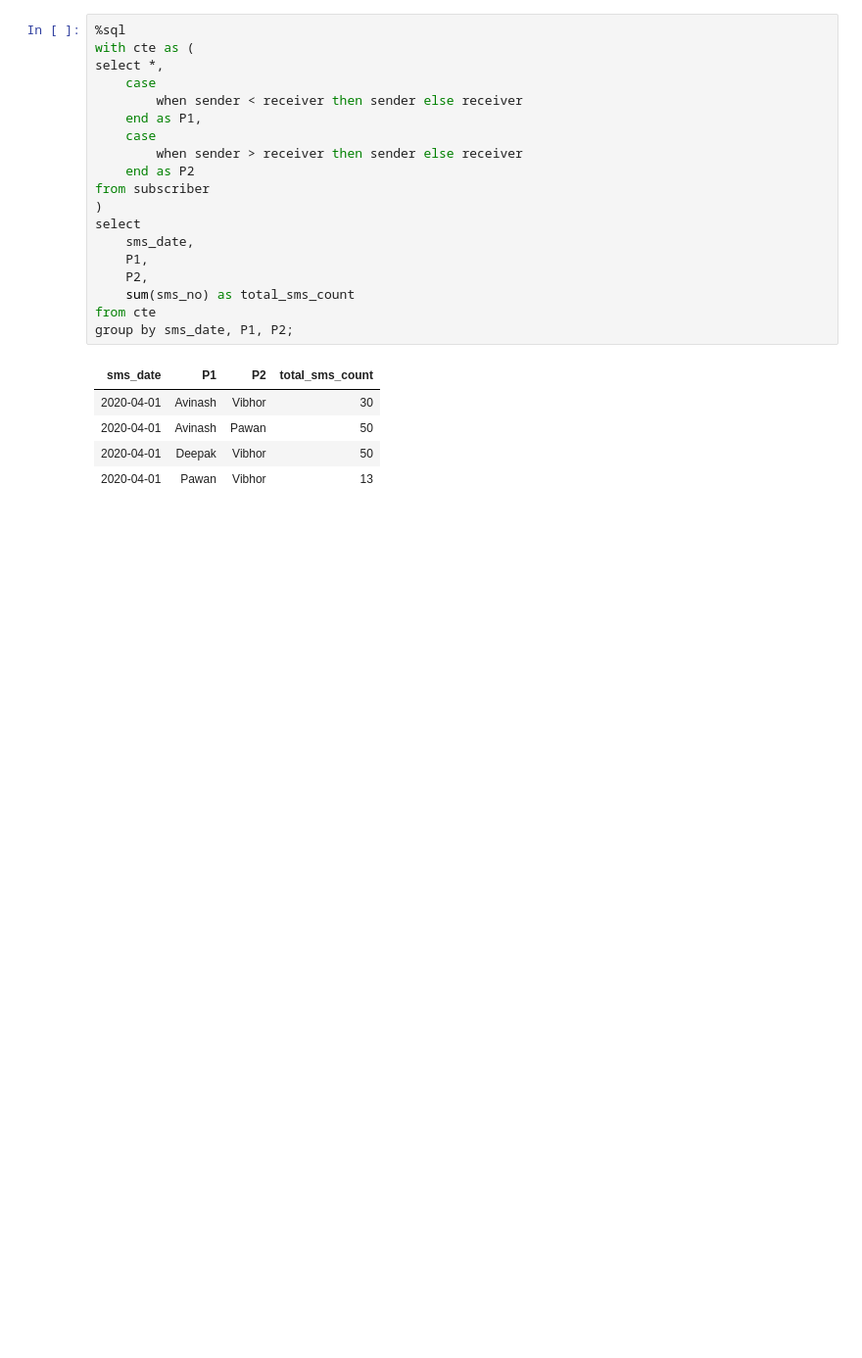
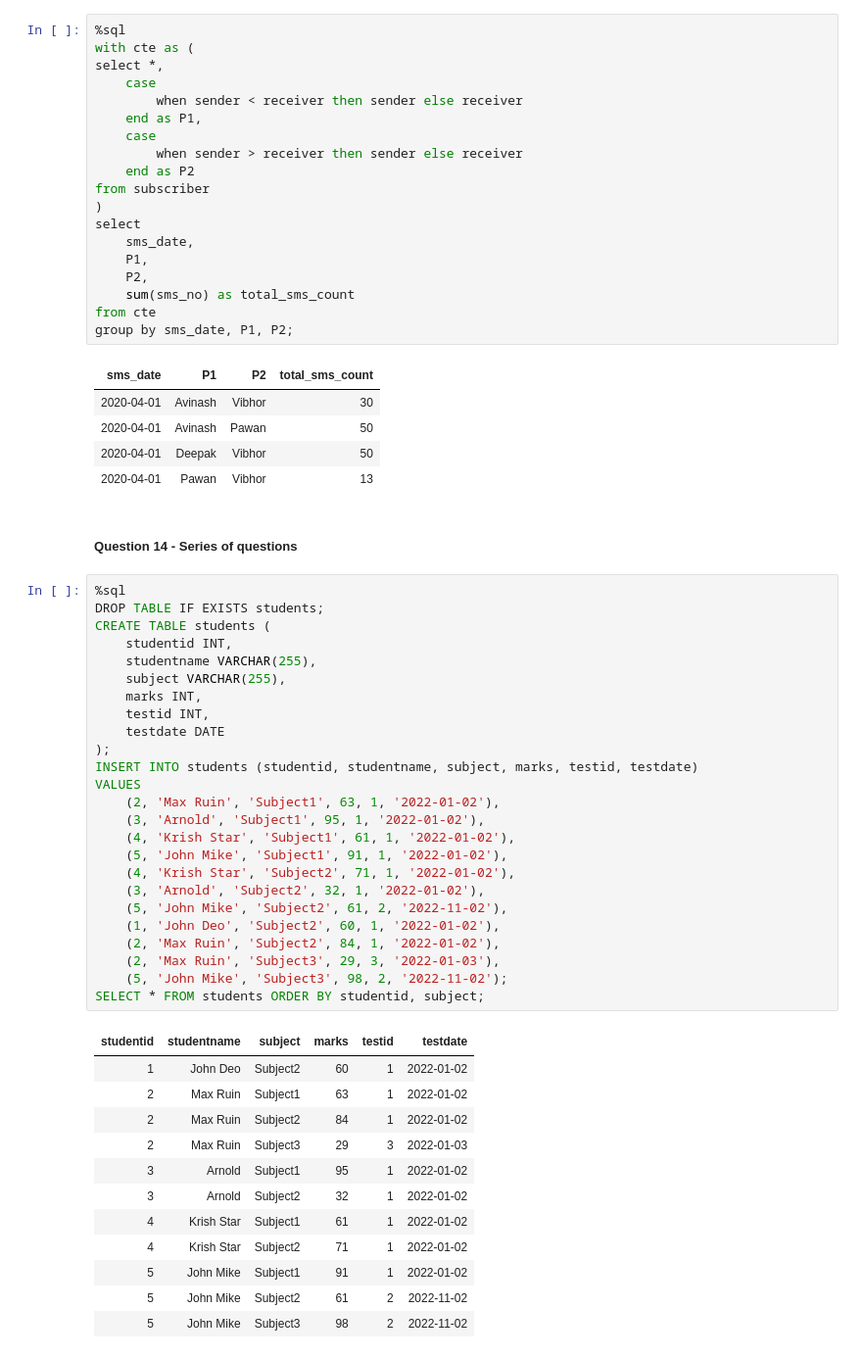
Before and after one commit to Rupam-1/SQL-Pyspark-practise_youtube, a Jupyter notebook: 03. SQL - Part2.ipynb, the cells around one changed output. Shown at 98% size. Drawn from its saved outputs; the diff is of its cells as text; blank space fills up the shorter version.

```diff
--- a/03. SQL - Part2.ipynb
+++ b/03. SQL - Part2.ipynb
@@ -1039,3 +1039,43 @@ group by sms_date, P1, P2;
 | 2020-04-01 | Avinash | Pawan | 50 |
 | 2020-04-01 | Deepak | Vibhor | 50 |
 | 2020-04-01 | Pawan | Vibhor | 13 |
+# %% [markdown]
+##### Question 14 - Series of questions
+# %%
+%sql
+DROP TABLE IF EXISTS students;
+CREATE TABLE students (
+    studentid INT,
+    studentname VARCHAR(255),
+    subject VARCHAR(255),
+    marks INT,
+    testid INT,
+    testdate DATE
+);
+INSERT INTO students (studentid, studentname, subject, marks, testid, testdate)
+VALUES
+    (2, 'Max Ruin', 'Subject1', 63, 1, '2022-01-02'),
+    (3, 'Arnold', 'Subject1', 95, 1, '2022-01-02'),
+    (4, 'Krish Star', 'Subject1', 61, 1, '2022-01-02'),
+    (5, 'John Mike', 'Subject1', 91, 1, '2022-01-02'),
+    (4, 'Krish Star', 'Subject2', 71, 1, '2022-01-02'),
+    (3, 'Arnold', 'Subject2', 32, 1, '2022-01-02'),
+    (5, 'John Mike', 'Subject2', 61, 2, '2022-11-02'),
+    (1, 'John Deo', 'Subject2', 60, 1, '2022-01-02'),
+    (2, 'Max Ruin', 'Subject2', 84, 1, '2022-01-02'),
+    (2, 'Max Ruin', 'Subject3', 29, 3, '2022-01-03'),
+    (5, 'John Mike', 'Subject3', 98, 2, '2022-11-02');
+SELECT * FROM students ORDER BY studentid, subject;
+# %% [output]
+| studentid | studentname | subject | marks | testid | testdate |
+| 1 | John Deo | Subject2 | 60 | 1 | 2022-01-02 |
+| 2 | Max Ruin | Subject1 | 63 | 1 | 2022-01-02 |
+| 2 | Max Ruin | Subject2 | 84 | 1 | 2022-01-02 |
+| 2 | Max Ruin | Subject3 | 29 | 3 | 2022-01-03 |
+| 3 | Arnold | Subject1 | 95 | 1 | 2022-01-02 |
+| 3 | Arnold | Subject2 | 32 | 1 | 2022-01-02 |
+| 4 | Krish Star | Subject1 | 61 | 1 | 2022-01-02 |
+| 4 | Krish Star | Subject2 | 71 | 1 | 2022-01-02 |
+| 5 | John Mike | Subject1 | 91 | 1 | 2022-01-02 |
+| 5 | John Mike | Subject2 | 61 | 2 | 2022-11-02 |
+| 5 | John Mike | Subject3 | 98 | 2 | 2022-11-02 |
```
Also changed, not shown: parts of 8 cells of this notebook.
